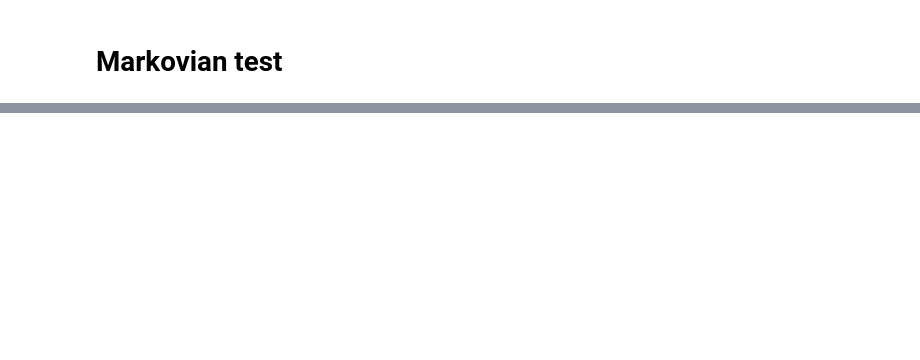
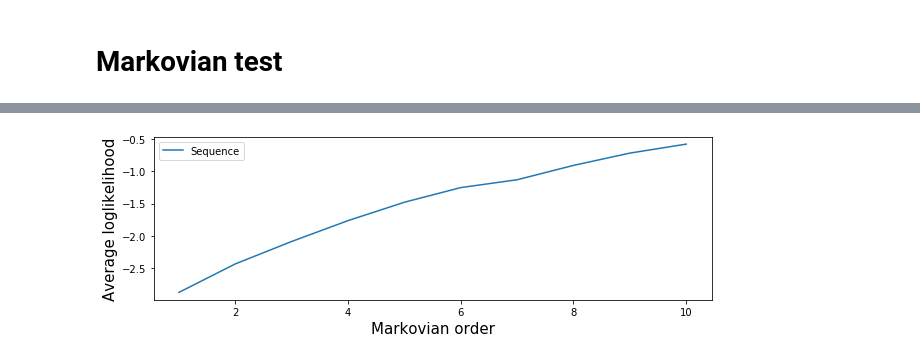
Before and after one commit to sjonany/replication_recanatesi_2015, a Jupyter notebook: markov_test.ipynb, the cells around one changed output, grey strips where cells are left out. Drawn from its saved outputs; the diff is of its cells as text; code cells hidden in the pictures; blank space fills up the shorter version.

```diff
--- a/markov_test.ipynb
+++ b/markov_test.ipynb
@@ -33,0 +45,4 @@ plot_lls("sequences/seq_default_2.txt")
+# %%
+plot_lls_one_seq("sequences/seq_halfNoise.txt")
+# %% [output]
+[figure, added]
```
Also changed, not shown: parts of 6 cells of this notebook, 1 other file.
